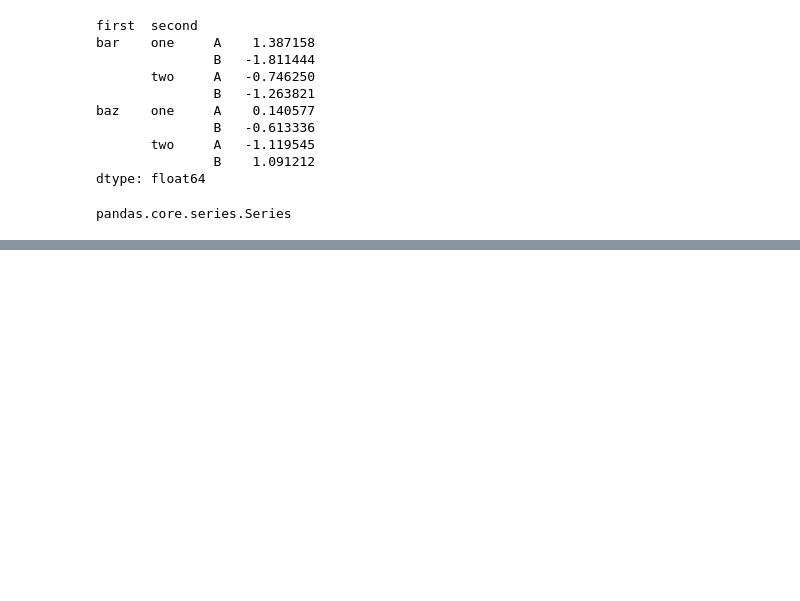
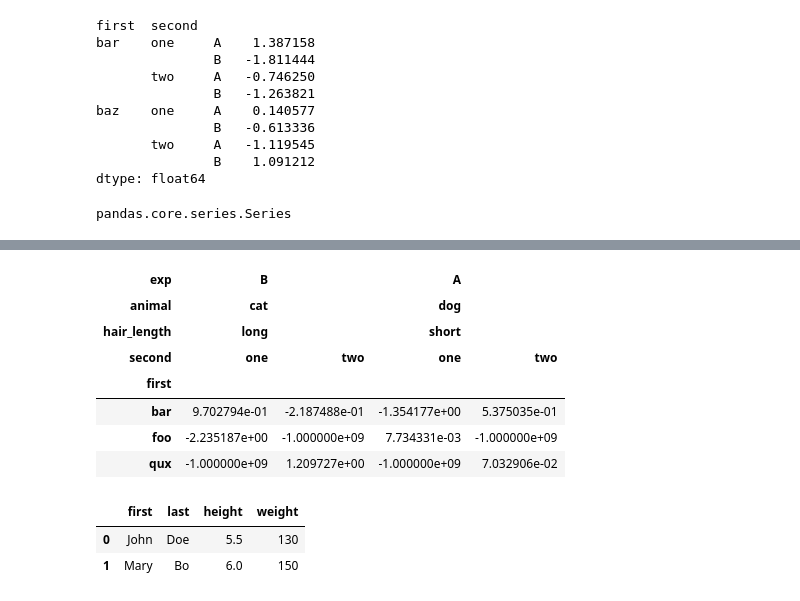
Before and after one commit to ilyak93/self-studying, a Jupyter notebook: DataEngineering/pandas/pandas_reshaping_pivot_tables.ipynb, the cells around one changed output, grey strips where cells are left out. Cells and saved outputs as stored; diff of their text form; code cells hidden in the pictures; blank space fills up the shorter version.

```diff
--- a/DataEngineering/pandas/pandas_reshaping_pivot_tables.ipynb
+++ b/DataEngineering/pandas/pandas_reshaping_pivot_tables.ipynb
@@ -331,0 +503,35 @@ pandas.core.series.Series
+# %%
+df3.unstack(fill_value=-1e9)
+# %% [output]
+| exp | B |  | A |  |
+| animal | cat |  | dog |  |
+| hair_length | long |  | short |  |
+| second | one | two | one | two |
+| first |  |  |  |  |
+| bar | 9.702794e-01 | -2.187488e-01 | -1.354177e+00 | 5.375035e-01 |
+| foo | -2.235187e+00 | -1.000000e+09 | 7.734331e-03 | -1.000000e+09 |
+| qux | -1.000000e+09 | 1.209727e+00 | -1.000000e+09 | 7.032906e-02 |
+# %%
+cheese = pd.DataFrame(
+
+    {
+
+        "first": ["John", "Mary"],
+
+        "last": ["Doe", "Bo"],
+
+        "height": [5.5, 6.0],
+
+        "weight": [130, 150],
+
+    }
+
+)
+
+
+
+cheese
+# %% [output]
+|  | first | last | height | weight |
+| 0 | John | Doe | 5.5 | 130 |
+| 1 | Mary | Bo | 6.0 | 150 |
```
Also changed, not shown: parts of 12 cells of this notebook.
